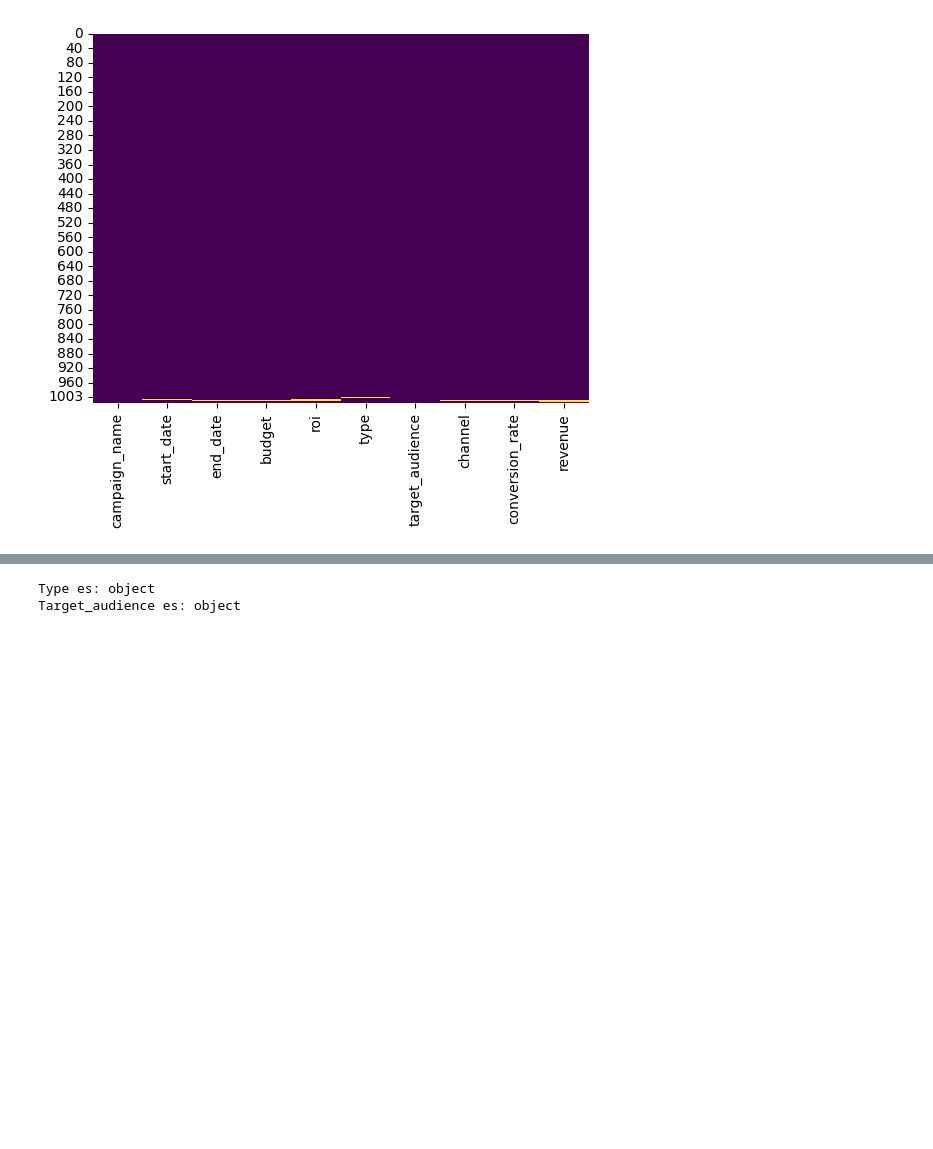
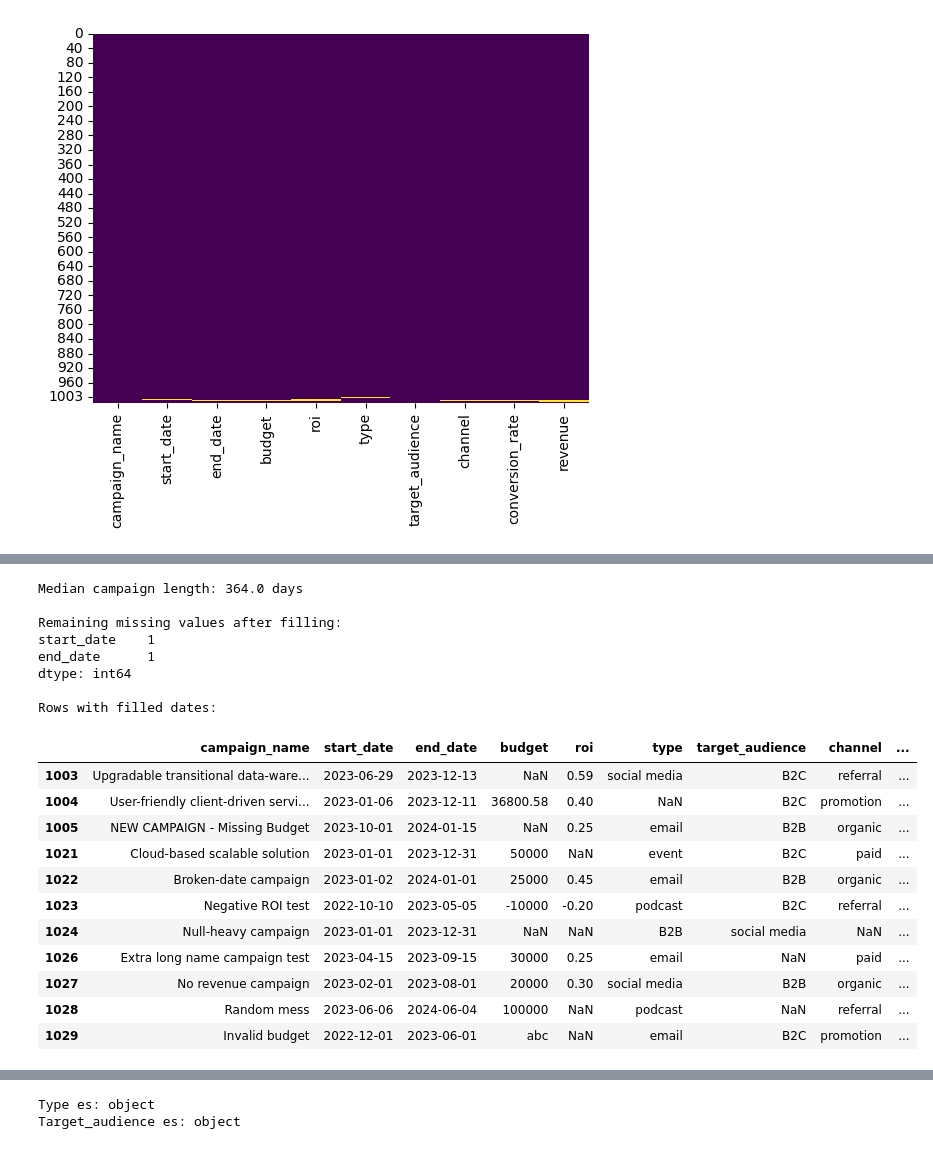
Before and after one commit to vfpomer/Marketing_app, a Jupyter notebook: notebooks/marketing_preprocesamiento.ipynb, the cells around one changed output, grey strips where cells are left out. Saved outputs shown, nothing was run; the diff lists cells and outputs as text; code cells hidden in the pictures; blank space fills up the shorter version.

```diff
--- a/notebooks/marketing_preprocesamiento.ipynb
+++ b/notebooks/marketing_preprocesamiento.ipynb
@@ -119,15 +127,59 @@ sns.heatmap(df.isnull(), cbar=False, cmap='viridis') #grafica de los valores nul
 # %%
-# Ensure the data is properly separated into columns
-df = pd.read_csv(r"../data/marketingcampaigns.csv", sep=',', on_bad_lines='skip')
 
-# Convert 'start_date' and 'end_date' to datetime
+# Find rows with null values in any column
+null_rows = df[df.isnull().any(axis=1)]
+print(f"Number of rows with null values: {len(null_rows)}")
+
+# To see which specific rows have nulls in 'start_date' column
+start_date_nulls = df[df['start_date'].isnull()]
+print(f"\nNumber of rows with null values in 'start_date': {len(start_date_nulls)}")
+
+# Display those rows
+if not start_date_nulls.empty:
+    print("\nRows with null values in 'start_date':")
+    display(start_date_nulls)
+# Convert date columns to datetime
 df['start_date'] = pd.to_datetime(df['start_date'], errors='coerce')
 df['end_date'] = pd.to_datetime(df['end_date'], errors='coerce')
 
-# Calculate the mean dates
-fecha_inicio_promedio = df['start_date'].mean()
-fecha_fin_promedio = df['end_date'].mean()
+# Calculate campaign duration for rows where both dates are available
+valid_dates = df.dropna(subset=['start_date', 'end_date'])
+campaign_lengths = (valid_dates['end_date'] - valid_dates['start_date']).dt.days
 
-print("Fecha promedio de inicio:", fecha_inicio_promedio)
-print("Fecha promedio de fin:", fecha_fin_promedio)
+# Calculate median campaign length
+median_length = campaign_lengths.median()
+print(f"Median campaign length: {median_length} days")
+
+# Fill missing start_dates where end_date is available
+mask_missing_start = df['start_date'].isna() & df['end_date'].notna()
+df.loc[mask_missing_start, 'start_date'] = df.loc[mask_missing_start, 'end_date'] - pd.Timedelta(days=median_length)
+
+# Fill missing end_dates where start_date is available
+mask_missing_end = df['start_date'].notna() & df['end_date'].isna()
+df.loc[mask_missing_end, 'end_date'] = df.loc[mask_missing_end, 'start_date'] + pd.Timedelta(days=median_length)
+
+# Check remaining missing values after filling
+print("\nRemaining missing values after filling:")
+print(df[['start_date', 'end_date']].isna().sum())
+
+# Display rows that had dates filled
+print("\nRows with filled dates:")
+display(df.loc[null_rows.index])
+
+# Check rows where both dates are missing
+both_dates_missing = df[(df['start_date'].isna()) & (df['end_date'].isna())]
+
+print(f"Number of rows where both start_date and end_date are missing: {len(both_dates_missing)}")
+
+# Drop rows where both dates are missing
+rows_before = len(df)
+df = df.dropna(subset=['start_date', 'end_date'], how='all')
+rows_after = len(df)
+
+print(f"\nDropped {rows_before - rows_after} rows where both dates were missing")
+print(f"DataFrame shape after dropping: {df.shape}")
+
+# Verify no rows have both dates missing
+both_dates_missing_after = df[(df['start_date'].isna()) & (df['end_date'].isna())]
+print(f"\nRemaining rows with both dates missing: {len(both_dates_missing_after)}")
 # %% [output]
@@ -135,0 +193,20 @@ Fecha promedio de fin: 2024-01-30 01:05:46.355685120
+Median campaign length: 364.0 days
+
+Remaining missing values after filling:
+start_date    1
+end_date      1
+dtype: int64
+
+Rows with filled dates:
+|  | campaign_name | start_date | end_date | budget | roi | type | target_audience | channel | ... |
+| 1003 | Upgradable transitional data-ware... | 2023-06-29 | 2023-12-13 | NaN | 0.59 | social media | B2C | referral | ... |
+| 1004 | User-friendly client-driven servi... | 2023-01-06 | 2023-12-11 | 36800.58 | 0.40 | NaN | B2C | promotion | ... |
+| 1005 | NEW CAMPAIGN - Missing Budget | 2023-10-01 | 2024-01-15 | NaN | 0.25 | email | B2B | organic | ... |
+| 1021 | Cloud-based scalable solution | 2023-01-01 | 2023-12-31 | 50000 | NaN | event | B2C | paid | ... |
+| 1022 | Broken-date campaign | 2023-01-02 | 2024-01-01 | 25000 | 0.45 | email | B2B | organic | ... |
+| 1023 | Negative ROI test | 2022-10-10 | 2023-05-05 | -10000 | -0.20 | podcast | B2C | referral | ... |
+| 1024 | Null-heavy campaign | 2023-01-01 | 2023-12-31 | NaN | NaN | B2B | social media | NaN | ... |
+| 1026 | Extra long name campaign test | 2023-04-15 | 2023-09-15 | 30000 | 0.25 | email | NaN | paid | ... |
+| 1027 | No revenue campaign | 2023-02-01 | 2023-08-01 | 20000 | 0.30 | social media | B2B | organic | ... |
+| 1028 | Random mess | 2023-06-06 | 2024-06-04 | 100000 | NaN | podcast | NaN | referral | ... |
+| 1029 | Invalid budget | 2022-12-01 | 2023-06-01 | abc | NaN | email | B2C | promotion | ... |
```
Also changed, not shown: parts of 25 cells of this notebook, 2 other files.
